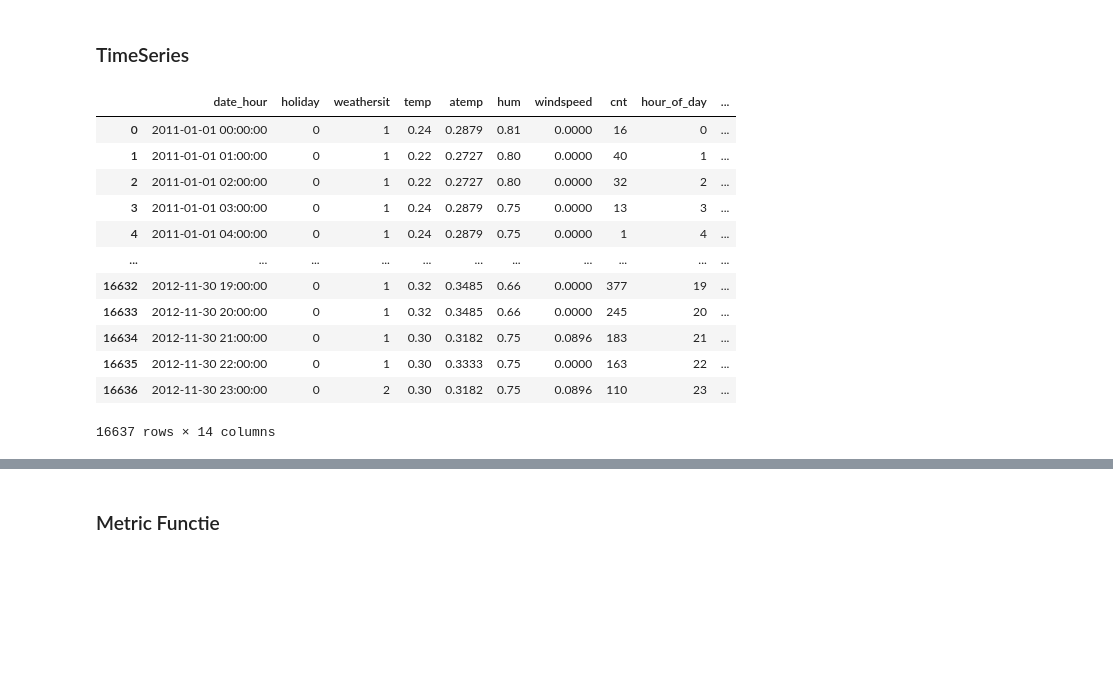
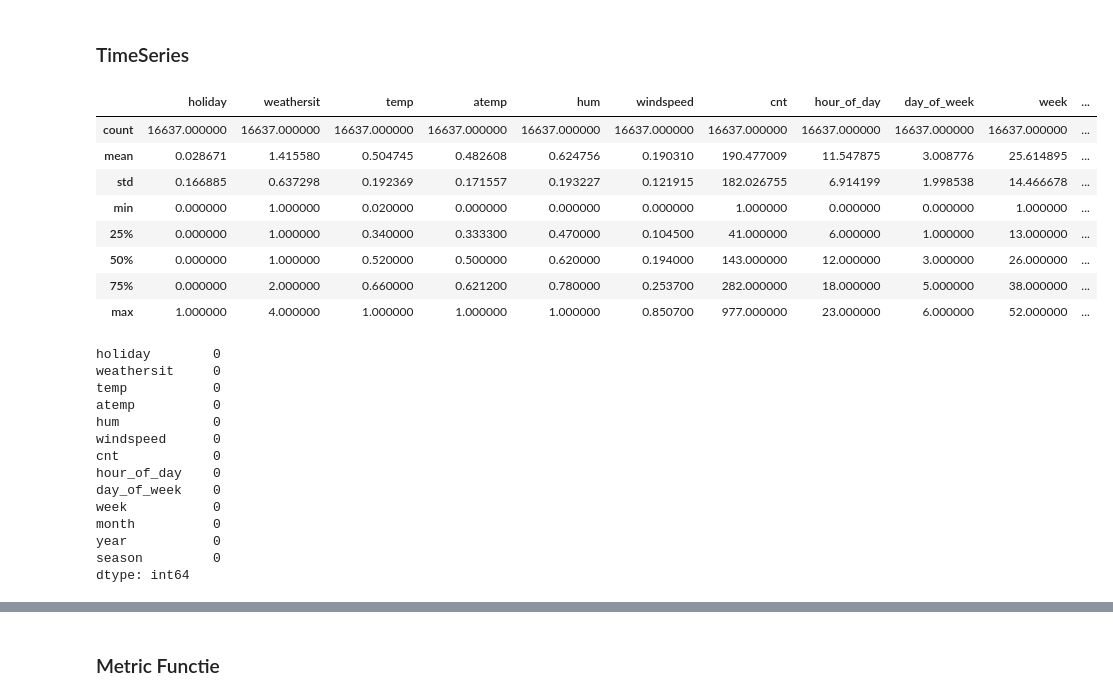
Before and after one commit to NimaGhafar/machine_learning_deurwaardes, a Jupyter notebook: Heethoofd_Portfolio.ipynb, the cells around one changed output, grey strips where cells are left out. Saved outputs shown, nothing was run; the diff lists cells and outputs as text; code cells hidden in the pictures; blank space fills up the shorter version.

```diff
--- a/Heethoofd_Portfolio.ipynb
+++ b/Heethoofd_Portfolio.ipynb
@@ -62,28 +62,43 @@ train['year'] = train['date_hour'].dt.year
 
 def get_season(month):
     if month in [3, 4, 5]:
-        return "Lente"
+        return 1
     elif month in [6, 7, 8]:
-        return "Zomer"
+        return 2
     elif month in [9, 10, 11]:
-        return "Herfst"
+        return 3
     else:
-        return "Winter"
+        return 4
 
 train['season'] = train['month'].apply(get_season)
 
-train
+train = train.drop("date_hour", axis = 1)
-# %% [output]
-|  | date_hour | holiday | weathersit | temp | atemp | hum | windspeed | cnt | hour_of_day | ... |
-| 0 | 2011-01-01 00:00:00 | 0 | 1 | 0.24 | 0.2879 | 0.81 | 0.0000 | 16 | 0 | ... |
-| 1 | 2011-01-01 01:00:00 | 0 | 1 | 0.22 | 0.2727 | 0.80 | 0.0000 | 40 | 1 | ... |
-| 2 | 2011-01-01 02:00:00 | 0 | 1 | 0.22 | 0.2727 | 0.80 | 0.0000 | 32 | 2 | ... |
-| 3 | 2011-01-01 03:00:00 | 0 | 1 | 0.24 | 0.2879 | 0.75 | 0.0000 | 13 | 3 | ... |
-| 4 | 2011-01-01 04:00:00 | 0 | 1 | 0.24 | 0.2879 | 0.75 | 0.0000 | 1 | 4 | ... |
-| ... | ... | ... | ... | ... | ... | ... | ... | ... | ... | ... |
-| 16632 | 2012-11-30 19:00:00 | 0 | 1 | 0.32 | 0.3485 | 0.66 | 0.0000 | 377 | 19 | ... |
-| 16633 | 2012-11-30 20:00:00 | 0 | 1 | 0.32 | 0.3485 | 0.66 | 0.0000 | 245 | 20 | ... |
-| 16634 | 2012-11-30 21:00:00 | 0 | 1 | 0.30 | 0.3182 | 0.75 | 0.0896 | 183 | 21 | ... |
-| 16635 | 2012-11-30 22:00:00 | 0 | 1 | 0.30 | 0.3333 | 0.75 | 0.0000 | 163 | 22 | ... |
-| 16636 | 2012-11-30 23:00:00 | 0 | 2 | 0.30 | 0.3182 | 0.75 | 0.0896 | 110 | 23 | ... |
-16637 rows × 14 columns
+# %%
+train.describe()
+# %% [output]
+|  | holiday | weathersit | temp | atemp | hum | windspeed | cnt | hour_of_day | day_of_week | week | ... |
+| count | 16637.000000 | 16637.000000 | 16637.000000 | 16637.000000 | 16637.000000 | 16637.000000 | 16637.000000 | 16637.000000 | 16637.000000 | 16637.000000 | ... |
+| mean | 0.028671 | 1.415580 | 0.504745 | 0.482608 | 0.624756 | 0.190310 | 190.477009 | 11.547875 | 3.008776 | 25.614895 | ... |
+| std | 0.166885 | 0.637298 | 0.192369 | 0.171557 | 0.193227 | 0.121915 | 182.026755 | 6.914199 | 1.998538 | 14.466678 | ... |
+| min | 0.000000 | 1.000000 | 0.020000 | 0.000000 | 0.000000 | 0.000000 | 1.000000 | 0.000000 | 0.000000 | 1.000000 | ... |
+| 25% | 0.000000 | 1.000000 | 0.340000 | 0.333300 | 0.470000 | 0.104500 | 41.000000 | 6.000000 | 1.000000 | 13.000000 | ... |
+| 50% | 0.000000 | 1.000000 | 0.520000 | 0.500000 | 0.620000 | 0.194000 | 143.000000 | 12.000000 | 3.000000 | 26.000000 | ... |
+| 75% | 0.000000 | 2.000000 | 0.660000 | 0.621200 | 0.780000 | 0.253700 | 282.000000 | 18.000000 | 5.000000 | 38.000000 | ... |
+| max | 1.000000 | 4.000000 | 1.000000 | 1.000000 | 1.000000 | 0.850700 | 977.000000 | 23.000000 | 6.000000 | 52.000000 | ... |
+# %%
+train.isna().sum()
+# %% [output]
+holiday        0
+weathersit     0
+temp           0
+atemp          0
+hum            0
+windspeed      0
+cnt            0
+hour_of_day    0
+day_of_week    0
+week           0
+month          0
+year           0
+season         0
+dtype: int64
```
Also changed, not shown: parts of 15 cells of this notebook.
